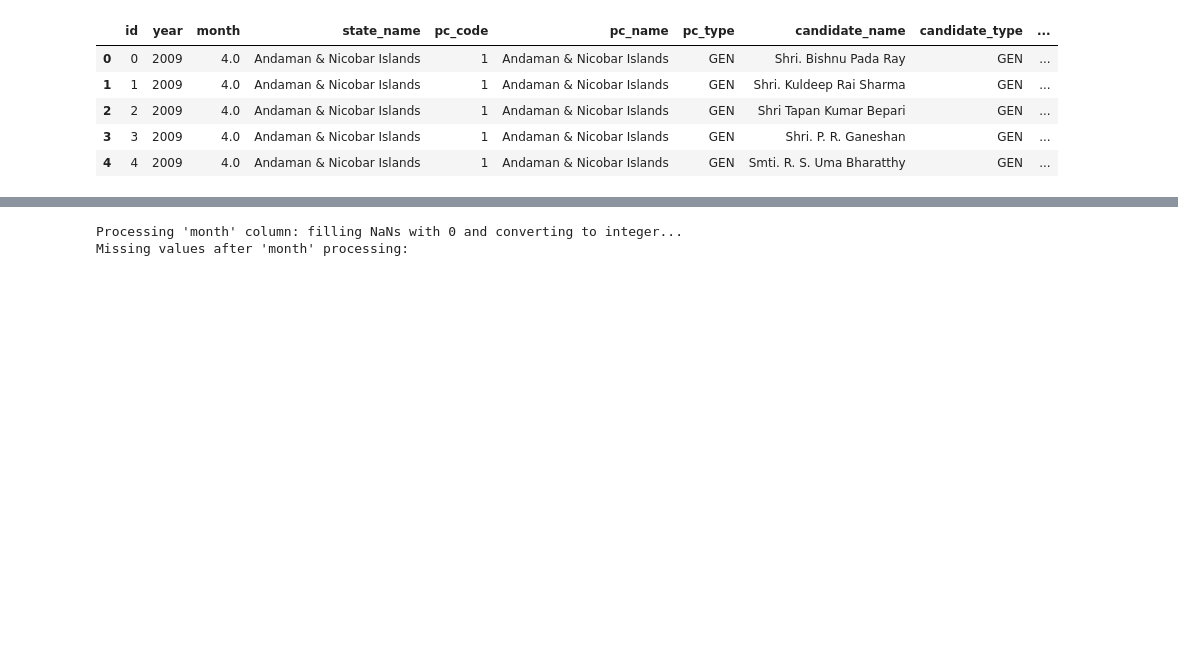
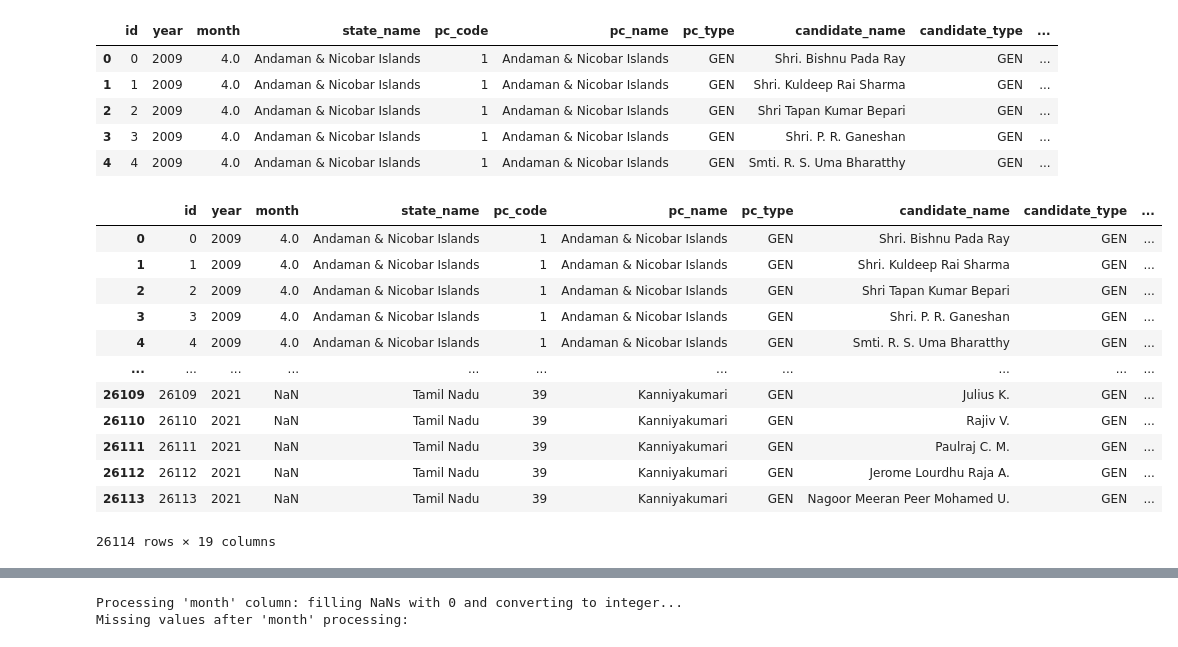
Before and after one commit to nandhuboban/python-project, a Jupyter notebook: final_project_new.ipynb, the cells around one changed output, grey strips where cells are left out. Cells and saved outputs as stored; diff of their text form; code cells hidden in the pictures; blank space fills up the shorter version.

```diff
--- a/final_project_new.ipynb
+++ b/final_project_new.ipynb
@@ -27,3 +27,19 @@ display(df.head())
 | 2 | 2 | 2009 | 4.0 | Andaman & Nicobar Islands | 1 | Andaman & Nicobar Islands | GEN | Shri Tapan Kumar Bepari | GEN | ... |
 | 3 | 3 | 2009 | 4.0 | Andaman & Nicobar Islands | 1 | Andaman & Nicobar Islands | GEN | Shri. P. R. Ganeshan | GEN | ... |
 | 4 | 4 | 2009 | 4.0 | Andaman & Nicobar Islands | 1 | Andaman & Nicobar Islands | GEN | Smti. R. S. Uma Bharatthy | GEN | ... |
+# %%
+df
+# %% [output]
+|  | id | year | month | state_name | pc_code | pc_name | pc_type | candidate_name | candidate_type | ... |
+| 0 | 0 | 2009 | 4.0 | Andaman & Nicobar Islands | 1 | Andaman & Nicobar Islands | GEN | Shri. Bishnu Pada Ray | GEN | ... |
+| 1 | 1 | 2009 | 4.0 | Andaman & Nicobar Islands | 1 | Andaman & Nicobar Islands | GEN | Shri. Kuldeep Rai Sharma | GEN | ... |
+| 2 | 2 | 2009 | 4.0 | Andaman & Nicobar Islands | 1 | Andaman & Nicobar Islands | GEN | Shri Tapan Kumar Bepari | GEN | ... |
+| 3 | 3 | 2009 | 4.0 | Andaman & Nicobar Islands | 1 | Andaman & Nicobar Islands | GEN | Shri. P. R. Ganeshan | GEN | ... |
+| 4 | 4 | 2009 | 4.0 | Andaman & Nicobar Islands | 1 | Andaman & Nicobar Islands | GEN | Smti. R. S. Uma Bharatthy | GEN | ... |
+| ... | ... | ... | ... | ... | ... | ... | ... | ... | ... | ... |
+| 26109 | 26109 | 2021 | NaN | Tamil Nadu | 39 | Kanniyakumari | GEN | Julius K. | GEN | ... |
+| 26110 | 26110 | 2021 | NaN | Tamil Nadu | 39 | Kanniyakumari | GEN | Rajiv V. | GEN | ... |
+| 26111 | 26111 | 2021 | NaN | Tamil Nadu | 39 | Kanniyakumari | GEN | Paulraj C. M. | GEN | ... |
+| 26112 | 26112 | 2021 | NaN | Tamil Nadu | 39 | Kanniyakumari | GEN | Jerome Lourdhu Raja A. | GEN | ... |
+| 26113 | 26113 | 2021 | NaN | Tamil Nadu | 39 | Kanniyakumari | GEN | Nagoor Meeran Peer Mohamed U. | GEN | ... |
+26114 rows × 19 columns
```
Also changed, not shown: parts of 11 cells of this notebook.
